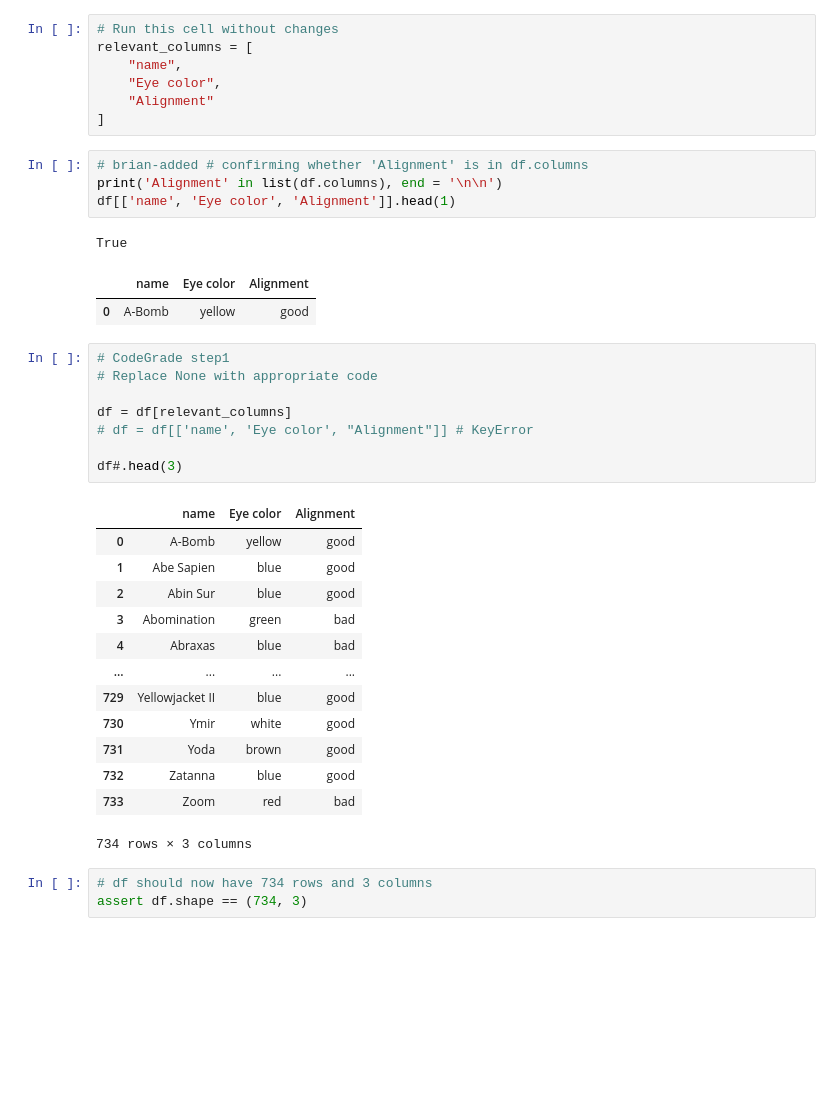
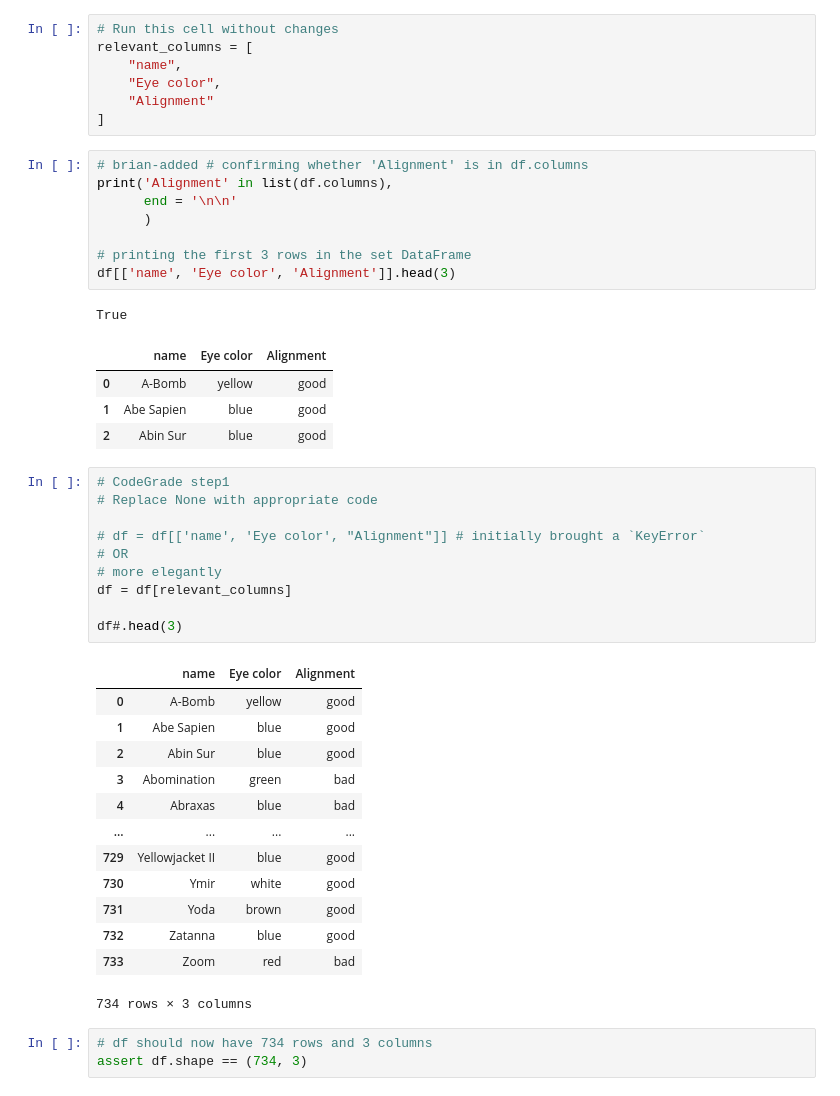
Before and after one commit to rurigi-waweru/dsfpt10-p1-pandas-data-cleaning-checkpoint-codegrade-project, a Jupyter notebook: pandas_cleaning_checkpoint.ipynb, the cells around one changed output. Drawn from its saved outputs; the diff is of its cells as text; blank space fills up the shorter version.

```diff
--- a/pandas_cleaning_checkpoint.ipynb
+++ b/pandas_cleaning_checkpoint.ipynb
@@ -74,18 +74,26 @@ relevant_columns = [
 ]
 # %%
 # brian-added # confirming whether 'Alignment' is in df.columns
-print('Alignment' in list(df.columns), end = '\n\n')
-df[['name', 'Eye color', 'Alignment']].head(1)
+print('Alignment' in list(df.columns),
+      end = '\n\n'
+      )
+
+# printing the first 3 rows in the set DataFrame
+df[['name', 'Eye color', 'Alignment']].head(3)
 # %% [output]
 True
 |  | name | Eye color | Alignment |
 | 0 | A-Bomb | yellow | good |
+| 1 | Abe Sapien | blue | good |
+| 2 | Abin Sur | blue | good |
 # %%
 # CodeGrade step1
 # Replace None with appropriate code
 
+# df = df[['name', 'Eye color', "Alignment"]] # initially brought a `KeyError`
+# OR
+# more elegantly
 df = df[relevant_columns]
-# df = df[['name', 'Eye color', "Alignment"]] # KeyError
 
 df#.head(3)
 # %% [output]
```
Also changed, not shown: parts of 11 cells of this notebook, 3 other files.
